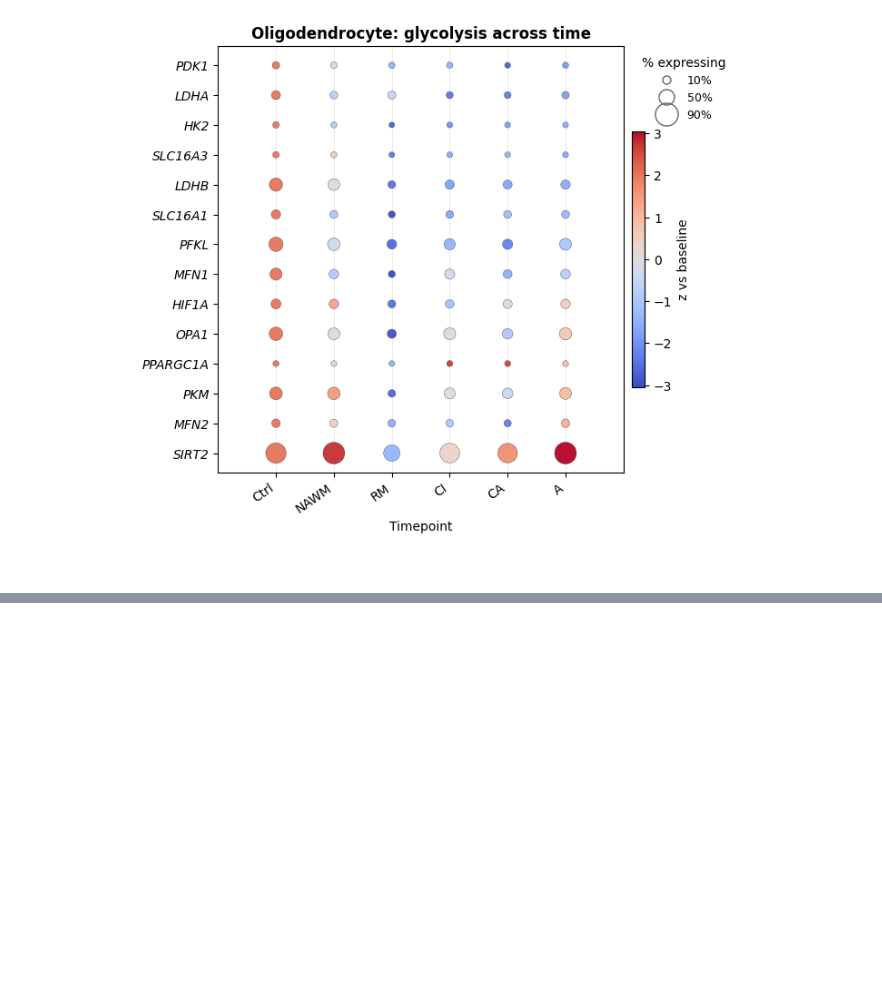
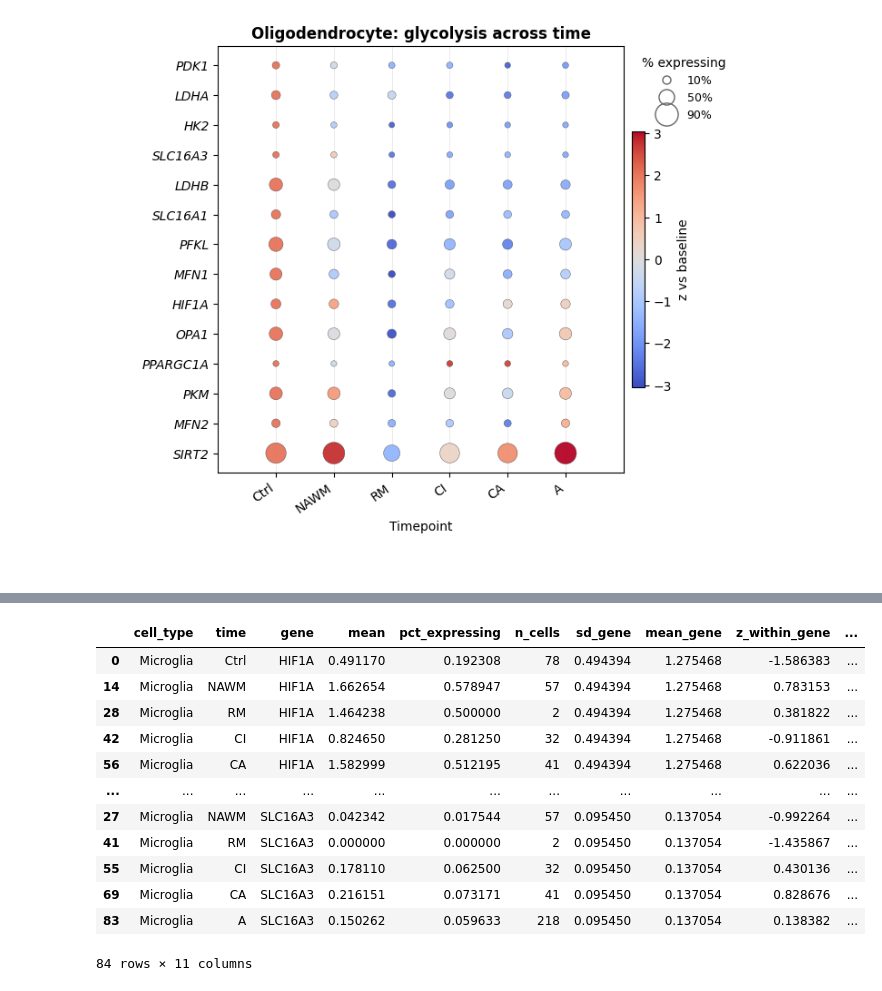
Before and after one commit to christoffermattssonlangseth/MitoMetaoMicS, a Jupyter notebook: notebooks/Jäkel.ipynb, the cells around one changed output, grey strips where cells are left out. Cells and saved outputs as stored; diff of their text form; code cells hidden in the pictures; blank space fills up the shorter version.

```diff
--- a/notebooks/Jäkel.ipynb
+++ b/notebooks/Jäkel.ipynb
@@ -383,0 +667,16 @@ plot_dotplot_time(tblz,
+# %%
+tblz
+# %% [output]
+|  | cell_type | time | gene | mean | pct_expressing | n_cells | sd_gene | mean_gene | z_within_gene | ... |
+| 0 | Microglia | Ctrl | HIF1A | 0.491170 | 0.192308 | 78 | 0.494394 | 1.275468 | -1.586383 | ... |
+| 14 | Microglia | NAWM | HIF1A | 1.662654 | 0.578947 | 57 | 0.494394 | 1.275468 | 0.783153 | ... |
+| 28 | Microglia | RM | HIF1A | 1.464238 | 0.500000 | 2 | 0.494394 | 1.275468 | 0.381822 | ... |
+| 42 | Microglia | CI | HIF1A | 0.824650 | 0.281250 | 32 | 0.494394 | 1.275468 | -0.911861 | ... |
+| 56 | Microglia | CA | HIF1A | 1.582999 | 0.512195 | 41 | 0.494394 | 1.275468 | 0.622036 | ... |
+| ... | ... | ... | ... | ... | ... | ... | ... | ... | ... | ... |
+| 27 | Microglia | NAWM | SLC16A3 | 0.042342 | 0.017544 | 57 | 0.095450 | 0.137054 | -0.992264 | ... |
+| 41 | Microglia | RM | SLC16A3 | 0.000000 | 0.000000 | 2 | 0.095450 | 0.137054 | -1.435867 | ... |
+| 55 | Microglia | CI | SLC16A3 | 0.178110 | 0.062500 | 32 | 0.095450 | 0.137054 | 0.430136 | ... |
+| 69 | Microglia | CA | SLC16A3 | 0.216151 | 0.073171 | 41 | 0.095450 | 0.137054 | 0.828676 | ... |
+| 83 | Microglia | A | SLC16A3 | 0.150262 | 0.059633 | 218 | 0.095450 | 0.137054 | 0.138382 | ... |
+84 rows × 11 columns
```
Also changed, not shown: parts of 5 cells of this notebook, 4 other files.
